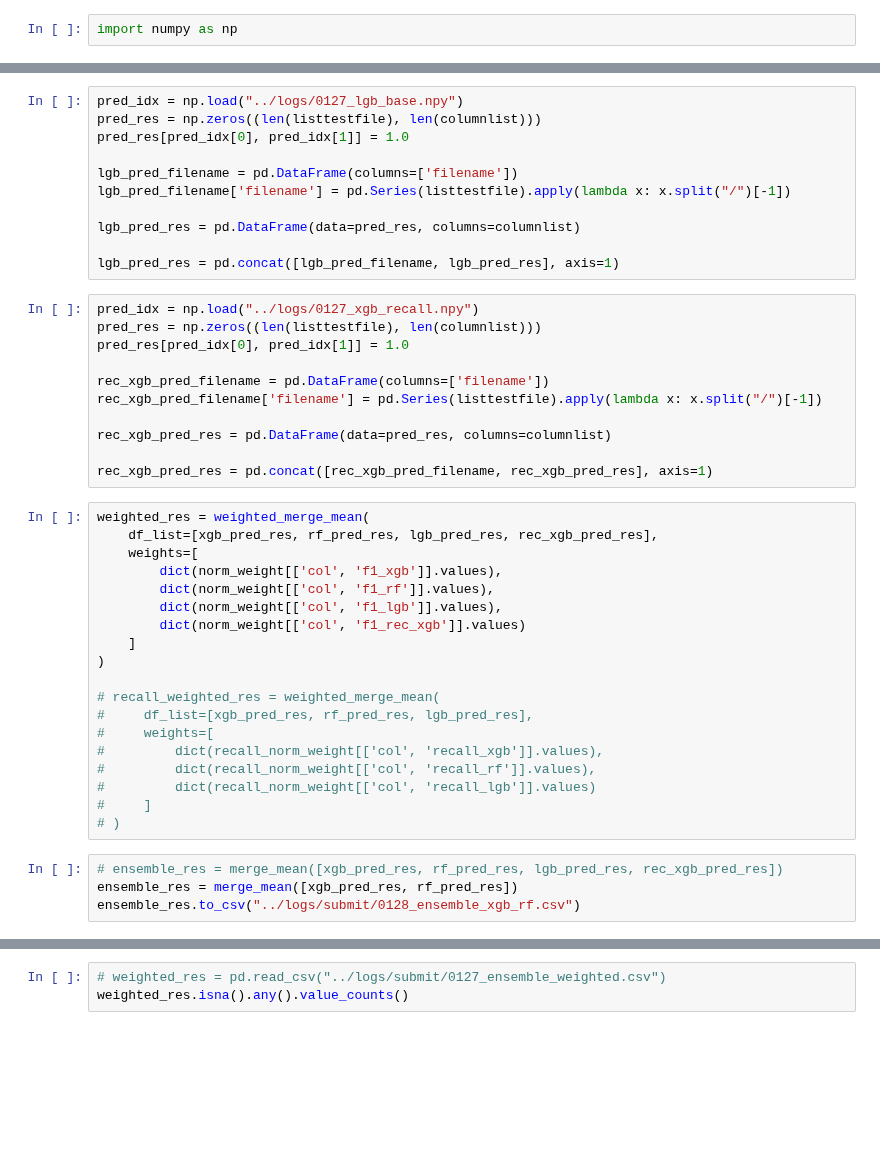
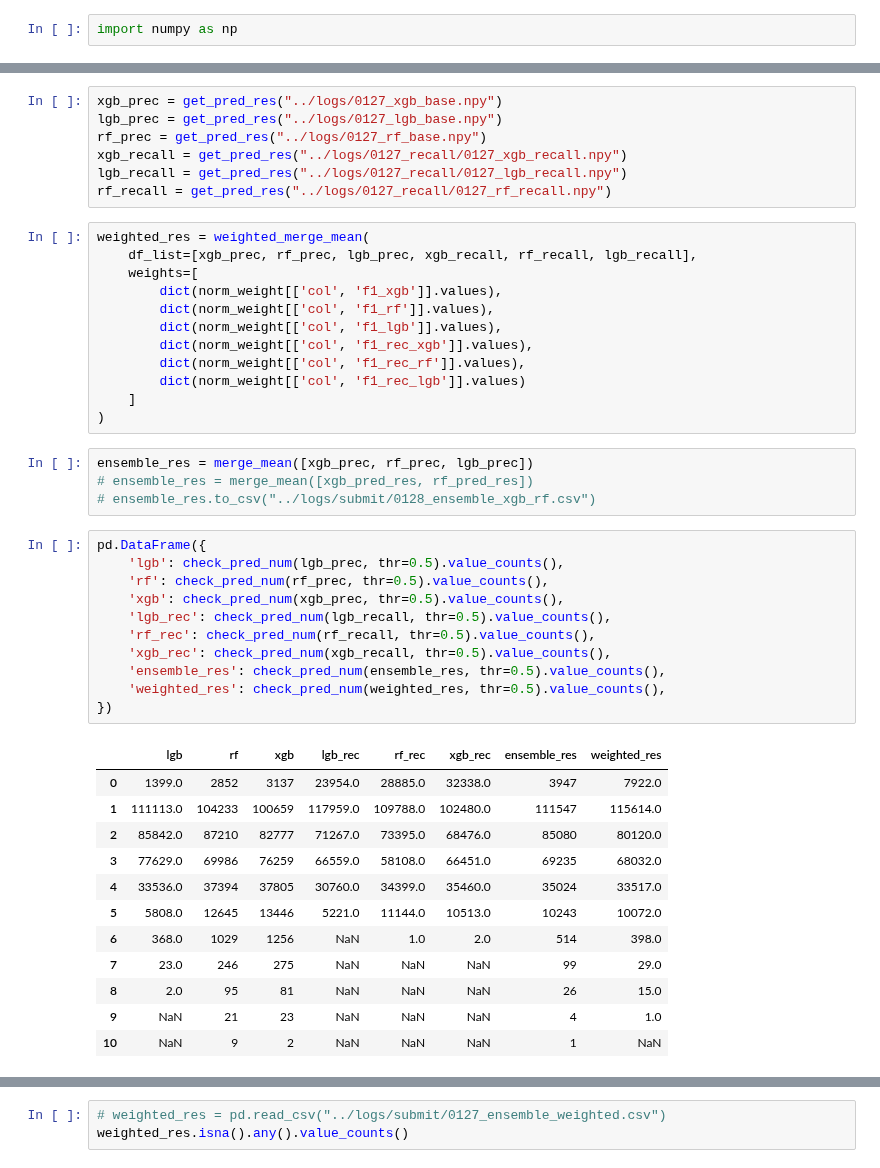
Before and after one commit to JoeZhao527/cl-bricks, a Jupyter notebook: notebooks/ensemble.ipynb, the cells around one changed output, grey strips where cells are left out. Drawn from its saved outputs; the diff is of its cells as text; blank space fills up the shorter version.

Commit message:
try stack ensemble

```diff
--- a/notebooks/ensemble.ipynb
+++ b/notebooks/ensemble.ipynb
@@ -515,48 +544,50 @@ rf_pred_res = pd.concat([rf_pred_filename, rf_pred_res], axis=1)
-# %%
-pred_idx = np.load("../logs/0127_lgb_base.npy")
-pred_res = np.zeros((len(listtestfile), len(columnlist)))
-pred_res[pred_idx[0], pred_idx[1]] = 1.0
-
-lgb_pred_filename = pd.DataFrame(columns=['filename'])
-lgb_pred_filename['filename'] = pd.Series(listtestfile).apply(lambda x: x.split("/")[-1])
-
-lgb_pred_res = pd.DataFrame(data=pred_res, columns=columnlist)
-
-lgb_pred_res = pd.concat([lgb_pred_filename, lgb_pred_res], axis=1)
-# %%
-pred_idx = np.load("../logs/0127_xgb_recall.npy")
-pred_res = np.zeros((len(listtestfile), len(columnlist)))
-pred_res[pred_idx[0], pred_idx[1]] = 1.0
-
-rec_xgb_pred_filename = pd.DataFrame(columns=['filename'])
-rec_xgb_pred_filename['filename'] = pd.Series(listtestfile).apply(lambda x: x.split("/")[-1])
-
-rec_xgb_pred_res = pd.DataFrame(data=pred_res, columns=columnlist)
-
-rec_xgb_pred_res = pd.concat([rec_xgb_pred_filename, rec_xgb_pred_res], axis=1)
+# %%
+xgb_prec = get_pred_res("../logs/0127_xgb_base.npy")
+lgb_prec = get_pred_res("../logs/0127_lgb_base.npy")
+rf_prec = get_pred_res("../logs/0127_rf_base.npy")
+xgb_recall = get_pred_res("../logs/0127_recall/0127_xgb_recall.npy")
+lgb_recall = get_pred_res("../logs/0127_recall/0127_lgb_recall.npy")
+rf_recall = get_pred_res("../logs/0127_recall/0127_rf_recall.npy")
 # %%
 weighted_res = weighted_merge_mean(
-    df_list=[xgb_pred_res, rf_pred_res, lgb_pred_res, rec_xgb_pred_res],
+    df_list=[xgb_prec, rf_prec, lgb_prec, xgb_recall, rf_recall, lgb_recall],
     weights=[
         dict(norm_weight[['col', 'f1_xgb']].values),
         dict(norm_weight[['col', 'f1_rf']].values),
         dict(norm_weight[['col', 'f1_lgb']].values),
-        dict(norm_weight[['col', 'f1_rec_xgb']].values)
+        dict(norm_weight[['col', 'f1_rec_xgb']].values),
+        dict(norm_weight[['col', 'f1_rec_rf']].values),
+        dict(norm_weight[['col', 'f1_rec_lgb']].values)
     ]
 )
-
-# recall_weighted_res = weighted_merge_mean(
-#     df_list=[xgb_pred_res, rf_pred_res, lgb_pred_res],
-#     weights=[
-#         dict(recall_norm_weight[['col', 'recall_xgb']].values),
-#         dict(recall_norm_weight[['col', 'recall_rf']].values),
-#         dict(recall_norm_weight[['col', 'recall_lgb']].values)
-#     ]
-# )
 # %%
-# ensemble_res = merge_mean([xgb_pred_res, rf_pred_res, lgb_pred_res, rec_xgb_pred_res])
-ensemble_res = merge_mean([xgb_pred_res, rf_pred_res])
-ensemble_res.to_csv("../logs/submit/0128_ensemble_xgb_rf.csv")
+ensemble_res = merge_mean([xgb_prec, rf_prec, lgb_prec])
+# ensemble_res = merge_mean([xgb_pred_res, rf_pred_res])
+# ensemble_res.to_csv("../logs/submit/0128_ensemble_xgb_rf.csv")
+# %%
+pd.DataFrame({
+    'lgb': check_pred_num(lgb_prec, thr=0.5).value_counts(),
+    'rf': check_pred_num(rf_prec, thr=0.5).value_counts(),
+    'xgb': check_pred_num(xgb_prec, thr=0.5).value_counts(),
+    'lgb_rec': check_pred_num(lgb_recall, thr=0.5).value_counts(),
+    'rf_rec': check_pred_num(rf_recall, thr=0.5).value_counts(),
+    'xgb_rec': check_pred_num(xgb_recall, thr=0.5).value_counts(),
+    'ensemble_res': check_pred_num(ensemble_res, thr=0.5).value_counts(),
+    'weighted_res': check_pred_num(weighted_res, thr=0.5).value_counts(),
+})
+# %% [output]
+|  | lgb | rf | xgb | lgb_rec | rf_rec | xgb_rec | ensemble_res | weighted_res |
+| 0 | 1399.0 | 2852 | 3137 | 23954.0 | 28885.0 | 32338.0 | 3947 | 7922.0 |
+| 1 | 111113.0 | 104233 | 100659 | 117959.0 | 109788.0 | 102480.0 | 111547 | 115614.0 |
+| 2 | 85842.0 | 87210 | 82777 | 71267.0 | 73395.0 | 68476.0 | 85080 | 80120.0 |
+| 3 | 77629.0 | 69986 | 76259 | 66559.0 | 58108.0 | 66451.0 | 69235 | 68032.0 |
+| 4 | 33536.0 | 37394 | 37805 | 30760.0 | 34399.0 | 35460.0 | 35024 | 33517.0 |
+| 5 | 5808.0 | 12645 | 13446 | 5221.0 | 11144.0 | 10513.0 | 10243 | 10072.0 |
+| 6 | 368.0 | 1029 | 1256 | NaN | 1.0 | 2.0 | 514 | 398.0 |
+| 7 | 23.0 | 246 | 275 | NaN | NaN | NaN | 99 | 29.0 |
+| 8 | 2.0 | 95 | 81 | NaN | NaN | NaN | 26 | 15.0 |
+| 9 | NaN | 21 | 23 | NaN | NaN | NaN | 4 | 1.0 |
+| 10 | NaN | 9 | 2 | NaN | NaN | NaN | 1 | NaN |
 # %%
 pd.DataFrame({
     'lgb': check_pred_num(lgb_pred_res, thr=0.5).value_counts(),
```
Also changed, not shown: parts of 16 cells of this notebook, 3 other files.
